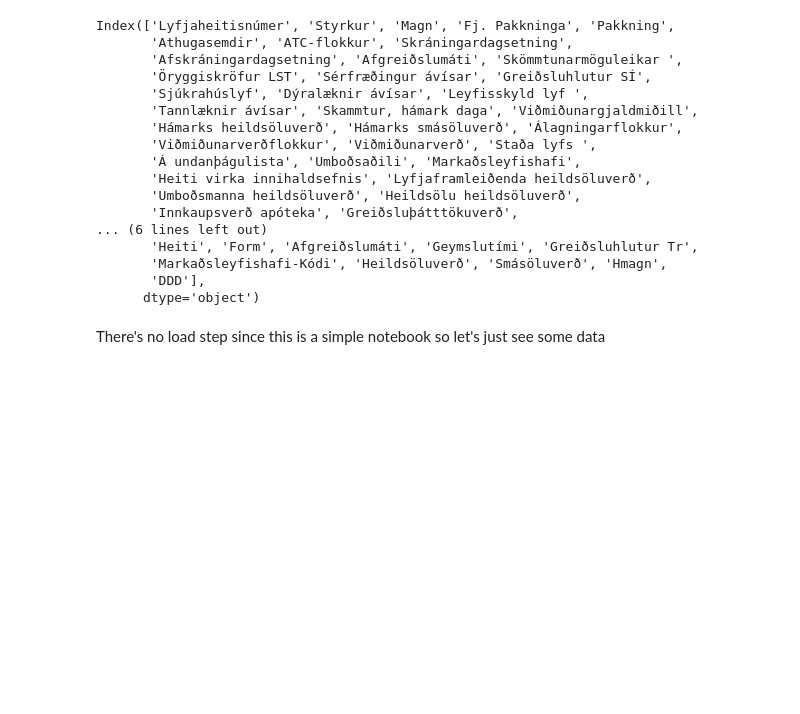
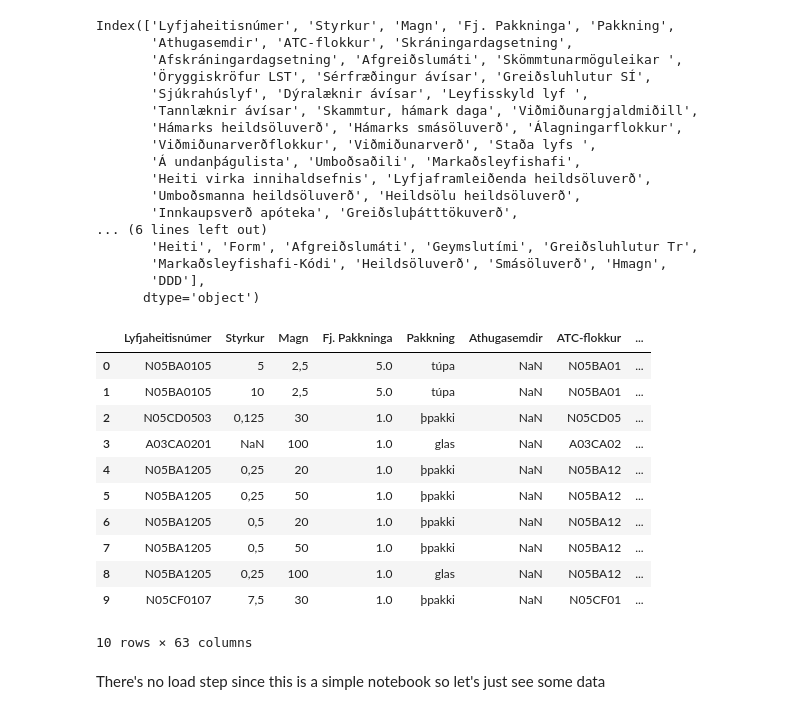
Before and after one commit to Rafno/lyfjaverd, a Jupyter notebook: lyfjaverd.ipynb, the cells around one changed output. Drawn from its saved outputs; the diff is of its cells as text; code cells hidden in the pictures; blank space fills up the shorter version.

```diff
--- a/lyfjaverd.ipynb
+++ b/lyfjaverd.ipynb
@@ -144,5 +150,4 @@ data['Hámarks heildsöluverð'] = data['Hámarks heildsöluverð'].str.replace(
 data['Hámarks heildsöluverð'] = data[['Hámarks heildsöluverð']].apply(pd.to_numeric)
 data['Hámarks smásöluverð'] = data['Hámarks smásöluverð'].str.replace(r'\.', '')
 data['Hámarks smásöluverð'] = data[['Hámarks smásöluverð']].apply(pd.to_numeric)
-data['Lyfjaframleiðenda heildsöluverð'] = data['Lyfjaframleiðenda heildsöluverð'].str.replace(r'\.', '')
 data['Lyfjaframleiðenda heildsöluverð'] = data[['Lyfjaframleiðenda heildsöluverð']].apply(pd.to_numeric)
@@ -168,6 +171,21 @@ Index(['Lyfjaheitisnúmer', 'Styrkur', 'Magn', 'Fj. Pakkninga', 'Pakkning',
        'Markaðsleyfishafi-Kódi', 'Heildsöluverð', 'Smásöluverð', 'Hmagn',
        'DDD'],
       dtype='object')
+# %%
+data.head(10)
+# %% [output]
+|  | Lyfjaheitisnúmer | Styrkur | Magn | Fj. Pakkninga | Pakkning | Athugasemdir | ATC-flokkur | ... |
+| 0 | N05BA0105 | 5 | 2,5 | 5.0 | túpa | NaN | N05BA01 | ... |
+| 1 | N05BA0105 | 10 | 2,5 | 5.0 | túpa | NaN | N05BA01 | ... |
+| 2 | N05CD0503 | 0,125 | 30 | 1.0 | þpakki | NaN | N05CD05 | ... |
+| 3 | A03CA0201 | NaN | 100 | 1.0 | glas | NaN | A03CA02 | ... |
+| 4 | N05BA1205 | 0,25 | 20 | 1.0 | þpakki | NaN | N05BA12 | ... |
+| 5 | N05BA1205 | 0,25 | 50 | 1.0 | þpakki | NaN | N05BA12 | ... |
+| 6 | N05BA1205 | 0,5 | 20 | 1.0 | þpakki | NaN | N05BA12 | ... |
+| 7 | N05BA1205 | 0,5 | 50 | 1.0 | þpakki | NaN | N05BA12 | ... |
+| 8 | N05BA1205 | 0,25 | 100 | 1.0 | glas | NaN | N05BA12 | ... |
+| 9 | N05CF0107 | 7,5 | 30 | 1.0 | þpakki | NaN | N05CF01 | ... |
+10 rows × 63 columns
 # %% [markdown]
 There's no load step since this is a simple notebook so let's just see some data
 # %% [markdown]
```
Also changed, not shown: parts of 10 cells of this notebook.
